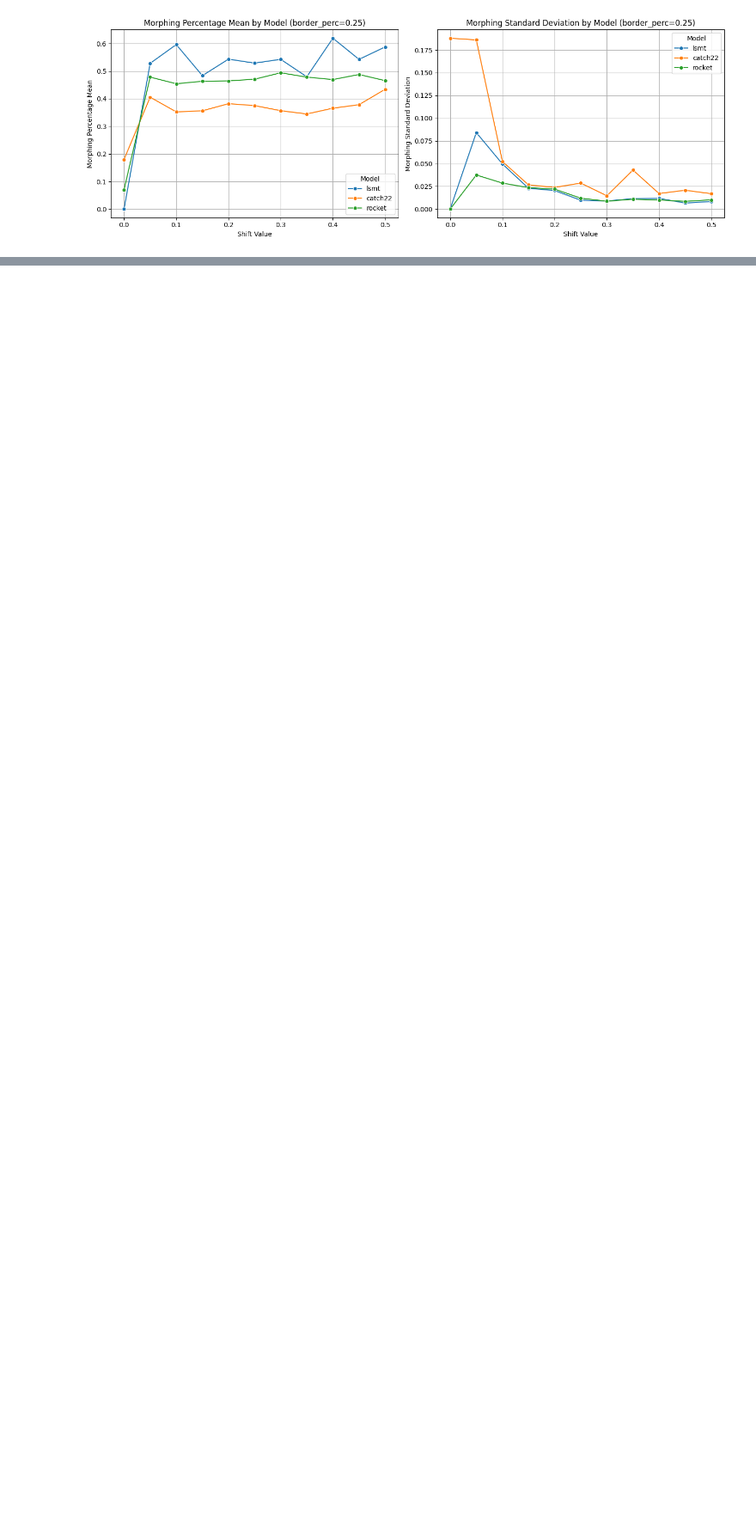
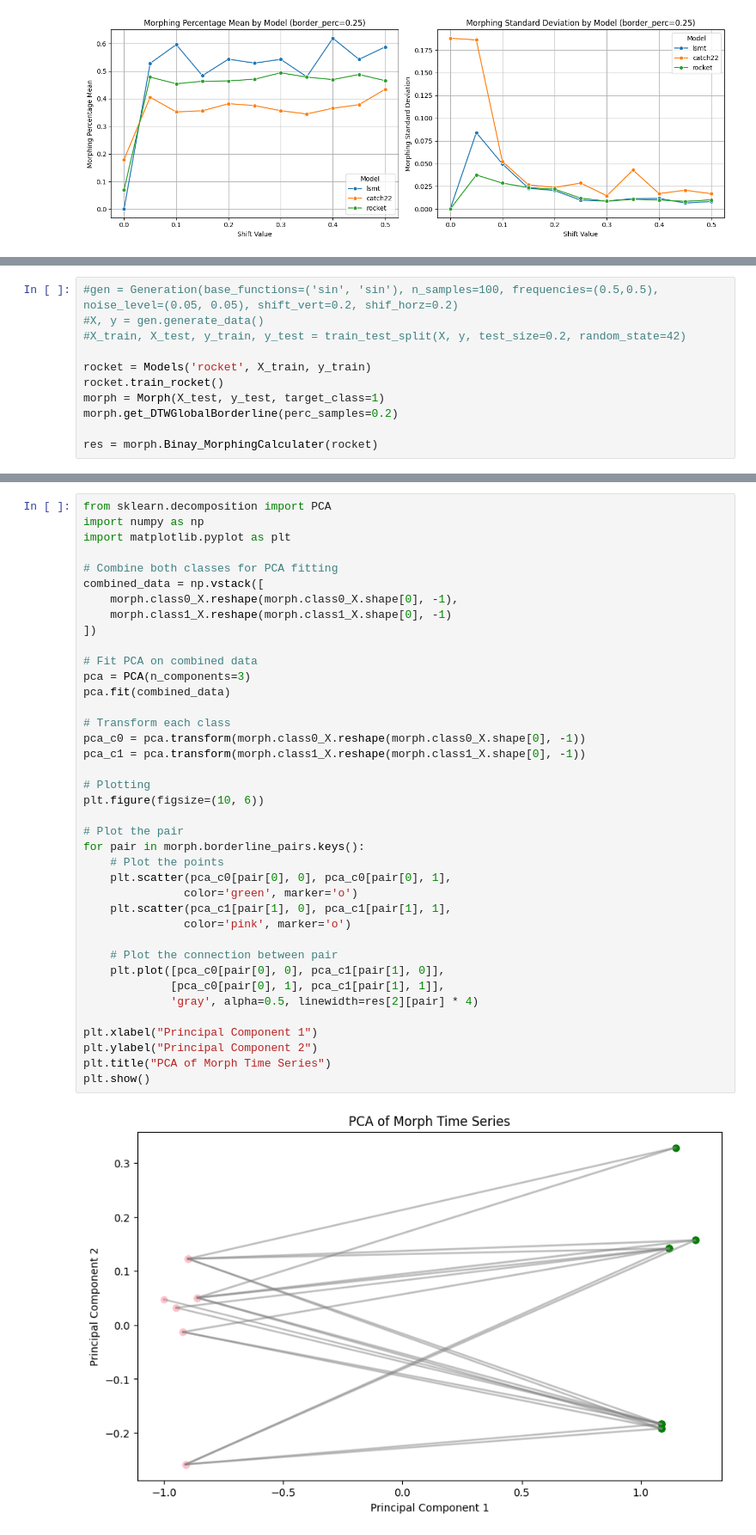
Before and after one commit to Nia3324/Morphing, a Jupyter notebook: bord_perc_shift_perf.ipynb, the cells around one changed output, grey strips where cells are left out. Shown: that part at 86% size. Cells and saved outputs as stored; diff of their text form; blank space fills up the shorter version.

```diff
--- a/bord_perc_shift_perf.ipynb
+++ b/bord_perc_shift_perf.ipynb
@@ -108,0 +127,11 @@ for border_perc in border_perc_values:
+# %%
+#gen = Generation(base_functions=('sin', 'sin'), n_samples=100, frequencies=(0.5,0.5), noise_level=(0.05, 0.05), shift_vert=0.2, shif_horz=0.2)
+#X, y = gen.generate_data()
+#X_train, X_test, y_train, y_test = train_test_split(X, y, test_size=0.2, random_state=42)
+
+rocket = Models('rocket', X_train, y_train)
+rocket.train_rocket()
+morph = Morph(X_test, y_test, target_class=1)
+morph.get_DTWGlobalBorderline(perc_samples=0.2)
+
+res = morph.Binay_MorphingCalculater(rocket)
@@ -108,0 +188,41 @@ for border_perc in border_perc_values:
+# %%
+from sklearn.decomposition import PCA
+import numpy as np
+import matplotlib.pyplot as plt
+
+# Combine both classes for PCA fitting
+combined_data = np.vstack([
+    morph.class0_X.reshape(morph.class0_X.shape[0], -1),
+    morph.class1_X.reshape(morph.class1_X.shape[0], -1)
+])
+
+# Fit PCA on combined data
+pca = PCA(n_components=3)
+pca.fit(combined_data)
+
+# Transform each class
+pca_c0 = pca.transform(morph.class0_X.reshape(morph.class0_X.shape[0], -1))
+pca_c1 = pca.transform(morph.class1_X.reshape(morph.class1_X.shape[0], -1))
+
+# Plotting
+plt.figure(figsize=(10, 6))
+
+# Plot the pair
+for pair in morph.borderline_pairs.keys():
+    # Plot the points
+    plt.scatter(pca_c0[pair[0], 0], pca_c0[pair[0], 1],
+               color='green', marker='o')
+    plt.scatter(pca_c1[pair[1], 0], pca_c1[pair[1], 1],
+               color='pink', marker='o')
+
+    # Plot the connection between pair
+    plt.plot([pca_c0[pair[0], 0], pca_c1[pair[1], 0]],
+             [pca_c0[pair[0], 1], pca_c1[pair[1], 1]],
+             'gray', alpha=0.5, linewidth=res[2][pair] * 4)
+
+plt.xlabel("Principal Component 1")
+plt.ylabel("Principal Component 2")
+plt.title("PCA of Morph Time Series")
+plt.show()
+# %% [output]
+[figure, added]
```
Also changed, not shown: parts of 6 cells of this notebook, 3 other files.
